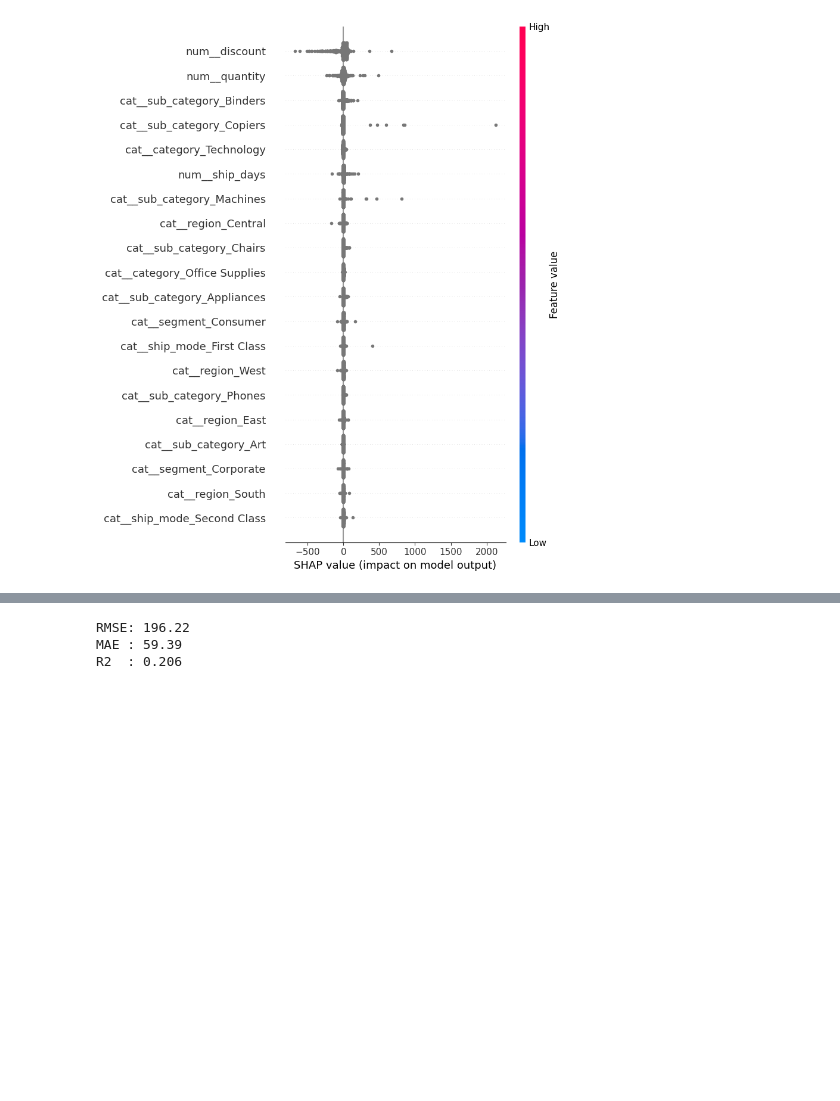
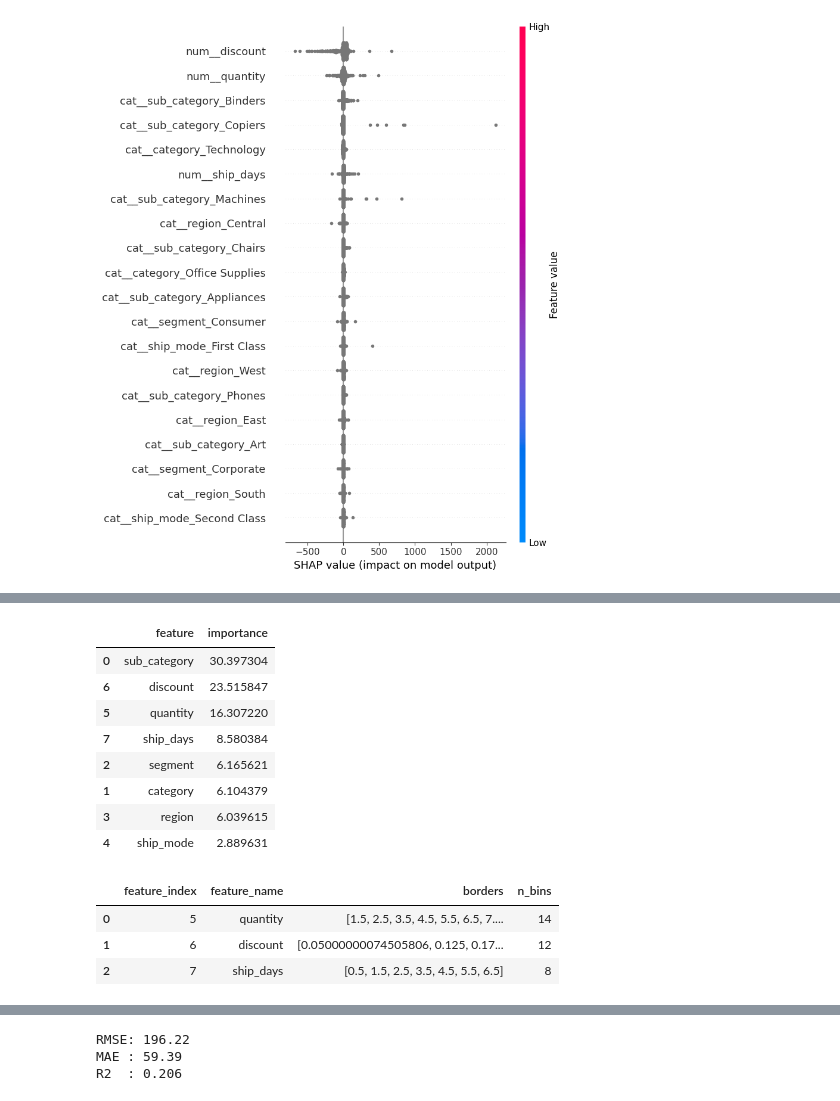
Before and after one commit to quynhho27/Superstore-Sales-Discount-Strategy-, a Jupyter notebook: Superstore Analysis.ipynb, the cells around one changed output, grey strips where cells are left out. Drawn from its saved outputs; the diff is of its cells as text; code cells hidden in the pictures; blank space fills up the shorter version.

```diff
--- a/Superstore Analysis.ipynb
+++ b/Superstore Analysis.ipynb
@@ -1073,0 +1181,38 @@ cat_feature_indices = [
+# %%
+fi = pd.DataFrame({
+    'feature': X.columns,
+    'importance': model.get_feature_importance()
+}).sort_values('importance', ascending=False)
+
+fi.head(10)
+# %% [output]
+|  | feature | importance |
+| 0 | sub_category | 30.397304 |
+| 6 | discount | 23.515847 |
+| 5 | quantity | 16.307220 |
+| 7 | ship_days | 8.580384 |
+| 2 | segment | 6.165621 |
+| 1 | category | 6.104379 |
+| 3 | region | 6.039615 |
+| 4 | ship_mode | 2.889631 |
+# %%
+borders_dict = model.get_borders()
+feature_names = model.feature_names_
+
+rows = []
+
+for feat_idx, borders in borders_dict.items():
+    rows.append({
+        "feature_index": feat_idx,
+        "feature_name": feature_names[feat_idx],
+        "borders": borders,
+        "n_bins": len(borders) + 1
+    })
+
+borders_df = pd.DataFrame(rows)
+borders_df
+# %% [output]
+|  | feature_index | feature_name | borders | n_bins |
+| 0 | 5 | quantity | [1.5, 2.5, 3.5, 4.5, 5.5, 6.5, 7.... | 14 |
+| 1 | 6 | discount | [0.05000000074505806, 0.125, 0.17... | 12 |
+| 2 | 7 | ship_days | [0.5, 1.5, 2.5, 3.5, 4.5, 5.5, 6.5] | 8 |
```
Also changed, not shown: parts of 22 cells of this notebook, 6 other files.
